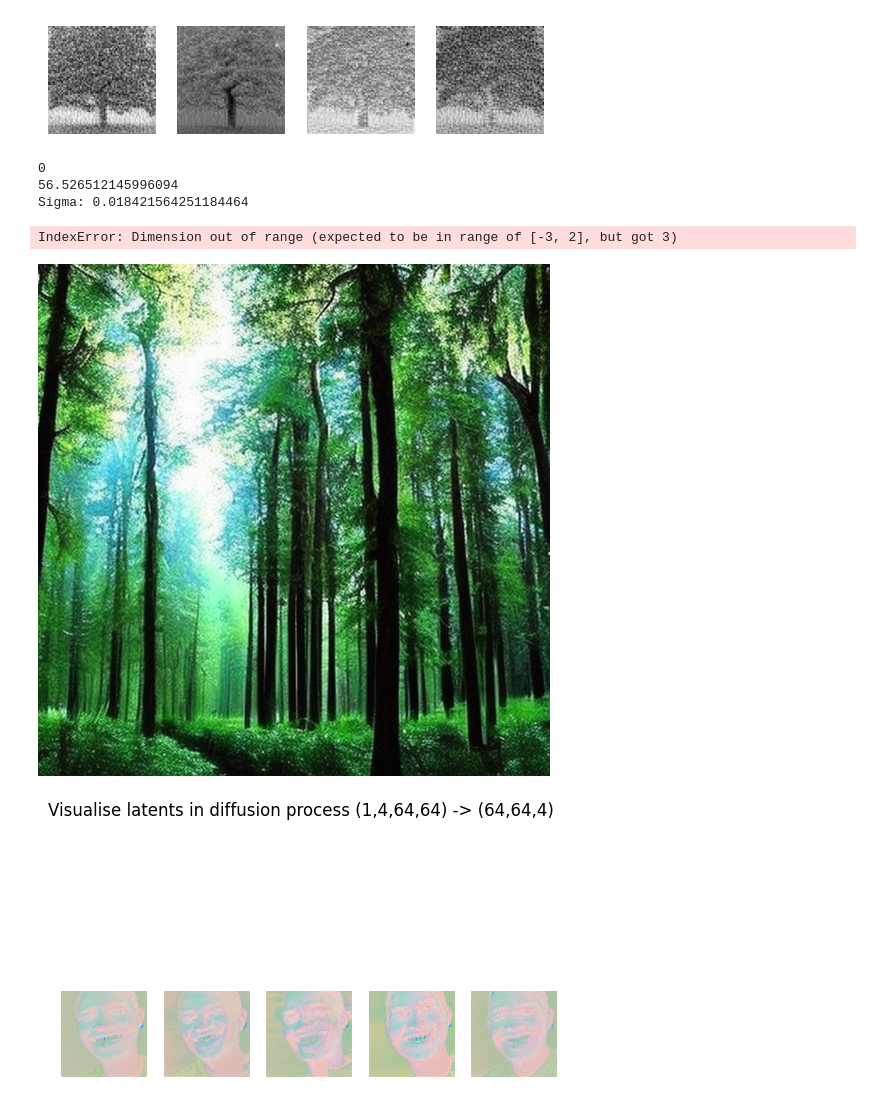
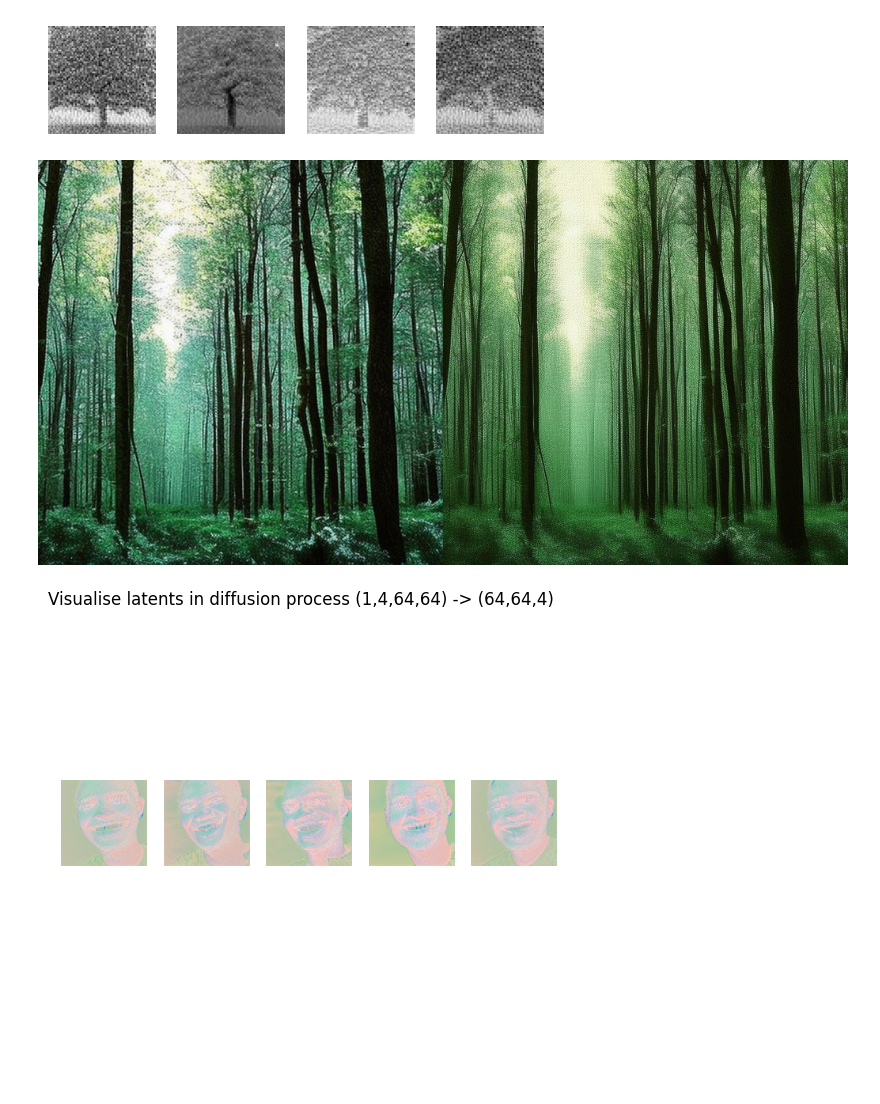
Before and after one commit to alexpondaven/particlediffusion, a Jupyter notebook: particles.ipynb, the cells around one changed output. Saved outputs shown, nothing was run; the diff lists cells and outputs as text; code cells hidden in the pictures; blank space fills up the shorter version.

Commit message:
batched score evaluation working

```diff
--- a/particles.ipynb
+++ b/particles.ipynb
@@ -196,7 +184,7 @@ def repulsive_step_parallel(
             # torch.save(repulsive, f'repulsive{i}.pt')
 
             # Score + Repulsion
-            new_particle = particles[i] + step_size * (scores[i] - 100*repulsive)
+            new_particle = particles[i] + step_size * (scores[i] - repulsive)
             # ONLY Repulsion
             # new_particle = particles[i] - step_size * (repulsive_scale * repulsive)
             if add_noise:
@@ -479,26 +467,21 @@ model=AverageDim()
 # model=SoftBoundedAverage()
 # Denoise
 particles = denoise_particles(config, generator, num_particles=num_particles,
-                                correction_levels=[0],
+                                correction_levels=[],
                                 correction_steps=[1],
                                 correction_method=["repulsive"],
                                 correction_step_size="auto",
                                 model=model)
-# %% [output]
-0
-56.526512145996094
-Sigma: 0.018421564251184464
-IndexError: Dimension out of range (expected to be in range of [-3, 2], but got 3)
 # %%
 # Plot image results
 images = output_to_img(decode_latent(particles, pipe.vae))
 images = (images * 255).round().astype("uint8")
 pil_images = [Image.fromarray(image) for image in images]
 
-grid = image_grid(pil_images,1,len(visualise_latent_list))
+grid = image_grid(pil_images,1,len(particles))
 grid
 # %% [output]
-[figure, old version]
+[figure, new version]
 # %%
 visualise_latent_list = particles
 
```
Also changed, not shown: parts of 2 cells of this notebook, 3 other files.
